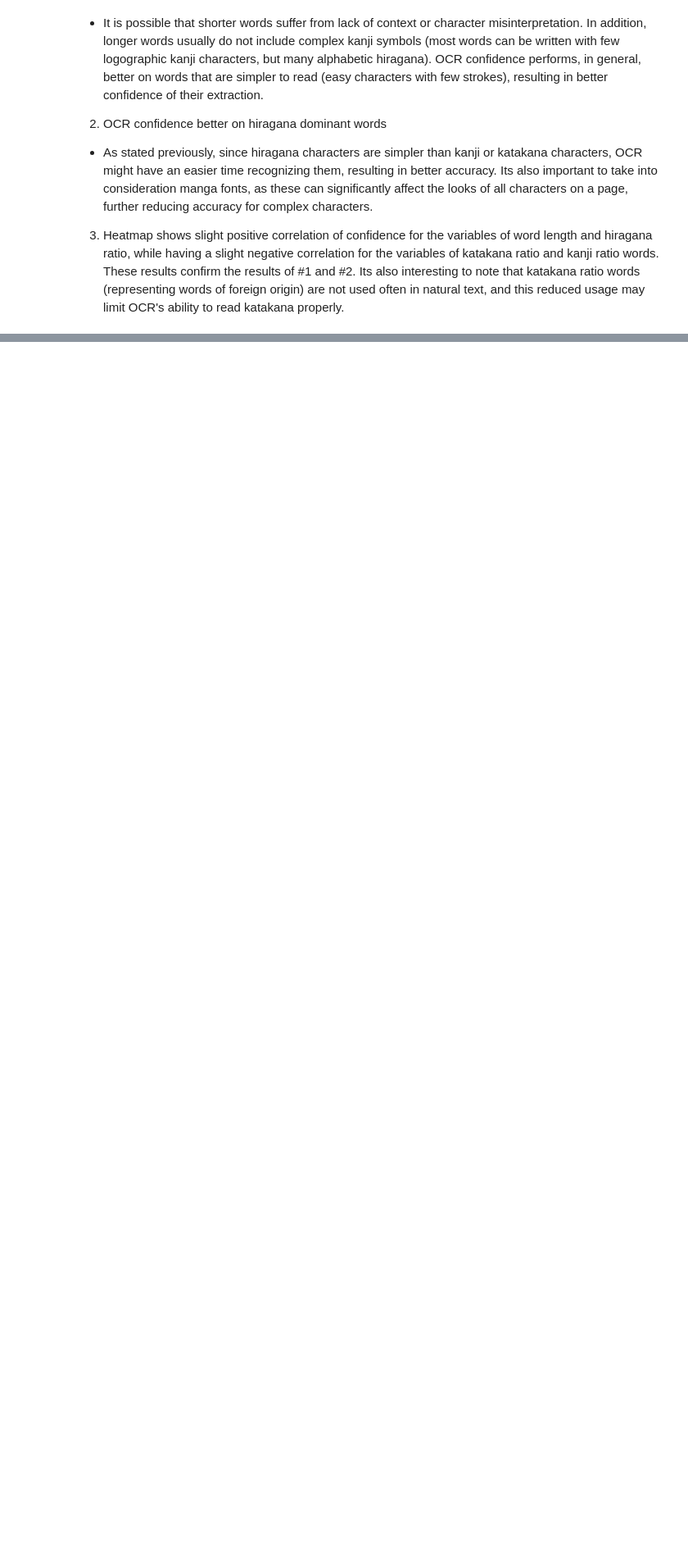
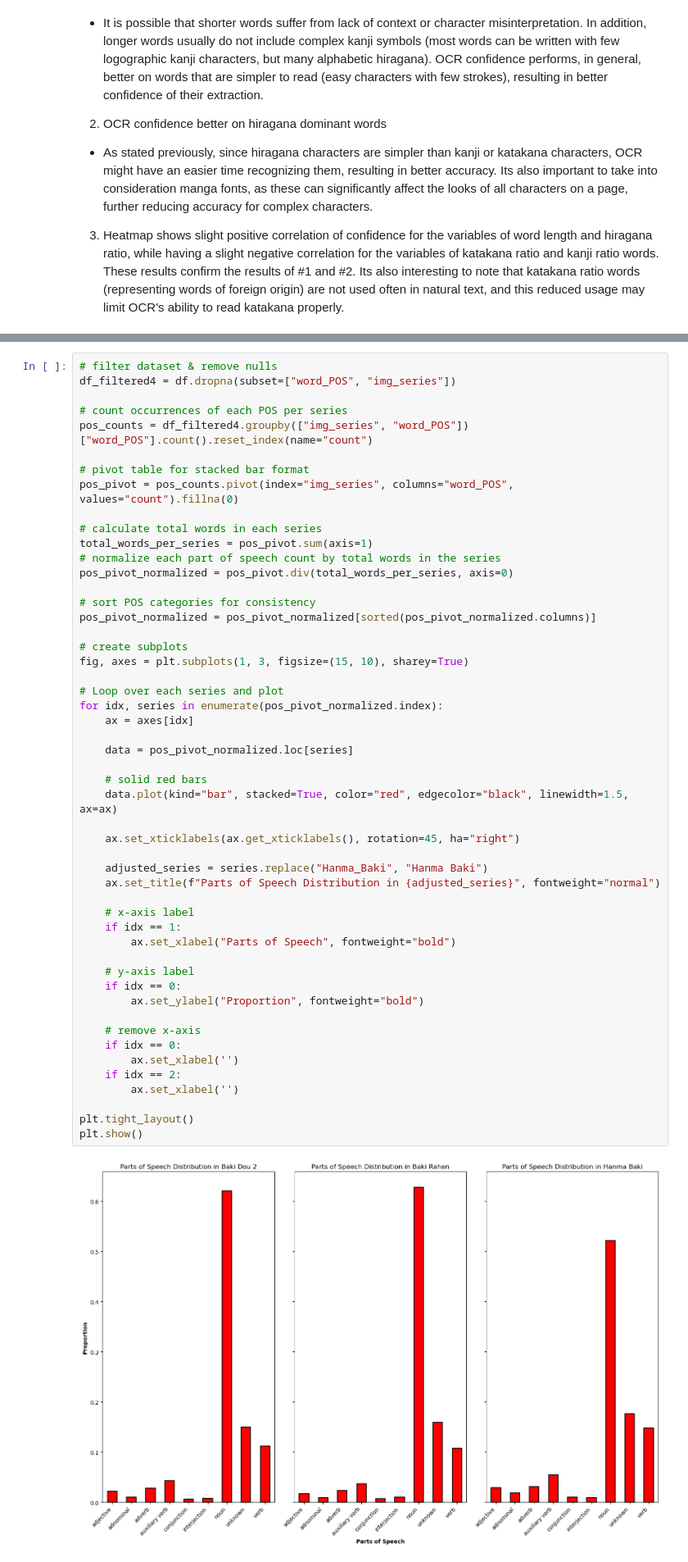
Before and after one commit to AndrewNemkov27/capstone, a Jupyter notebook: (1)-main/(1)-codeAndData/q1.ipynb, the cells around one changed output, grey strips where cells are left out. Shown at 82% size. Drawn from its saved outputs; the diff is of its cells as text; blank space fills up the shorter version.

```diff
--- a/(1)-main/(1)-codeAndData/q1.ipynb
+++ b/(1)-main/(1)-codeAndData/q1.ipynb
@@ -338,0 +488,53 @@ Passing `palette` without assigning `hue` is deprecated and will be removed in v
+# %%
+# filter dataset & remove nulls
+df_filtered4 = df.dropna(subset=["word_POS", "img_series"])
+
+# count occurrences of each POS per series
+pos_counts = df_filtered4.groupby(["img_series", "word_POS"])["word_POS"].count().reset_index(name="count")
+
+# pivot table for stacked bar format
+pos_pivot = pos_counts.pivot(index="img_series", columns="word_POS", values="count").fillna(0)
+
+# calculate total words in each series
+total_words_per_series = pos_pivot.sum(axis=1)
+# normalize each part of speech count by total words in the series
+pos_pivot_normalized = pos_pivot.div(total_words_per_series, axis=0)
+
+# sort POS categories for consistency
+pos_pivot_normalized = pos_pivot_normalized[sorted(pos_pivot_normalized.columns)]
+
+# create subplots
+fig, axes = plt.subplots(1, 3, figsize=(15, 10), sharey=True)
+
+# Loop over each series and plot
+for idx, series in enumerate(pos_pivot_normalized.index):
+    ax = axes[idx]
+
+    data = pos_pivot_normalized.loc[series]
+
+    # solid red bars
+    data.plot(kind="bar", stacked=True, color="red", edgecolor="black", linewidth=1.5, ax=ax)
+
+    ax.set_xticklabels(ax.get_xticklabels(), rotation=45, ha="right")
+
+    adjusted_series = series.replace("Hanma_Baki", "Hanma Baki")
+    ax.set_title(f"Parts of Speech Distribution in {adjusted_series}", fontweight="normal")
+
+    # x-axis label
+    if idx == 1:
+        ax.set_xlabel("Parts of Speech", fontweight="bold")
+
+    # y-axis label
+    if idx == 0:
+        ax.set_ylabel("Proportion", fontweight="bold")
+
+    # remove x-axis
+    if idx == 0:
+        ax.set_xlabel('')
+    if idx == 2:
+        ax.set_xlabel('')
+
+plt.tight_layout()
+plt.show()
+# %% [output]
+[figure, added]
```
Also changed, not shown: parts of 7 cells of this notebook.
